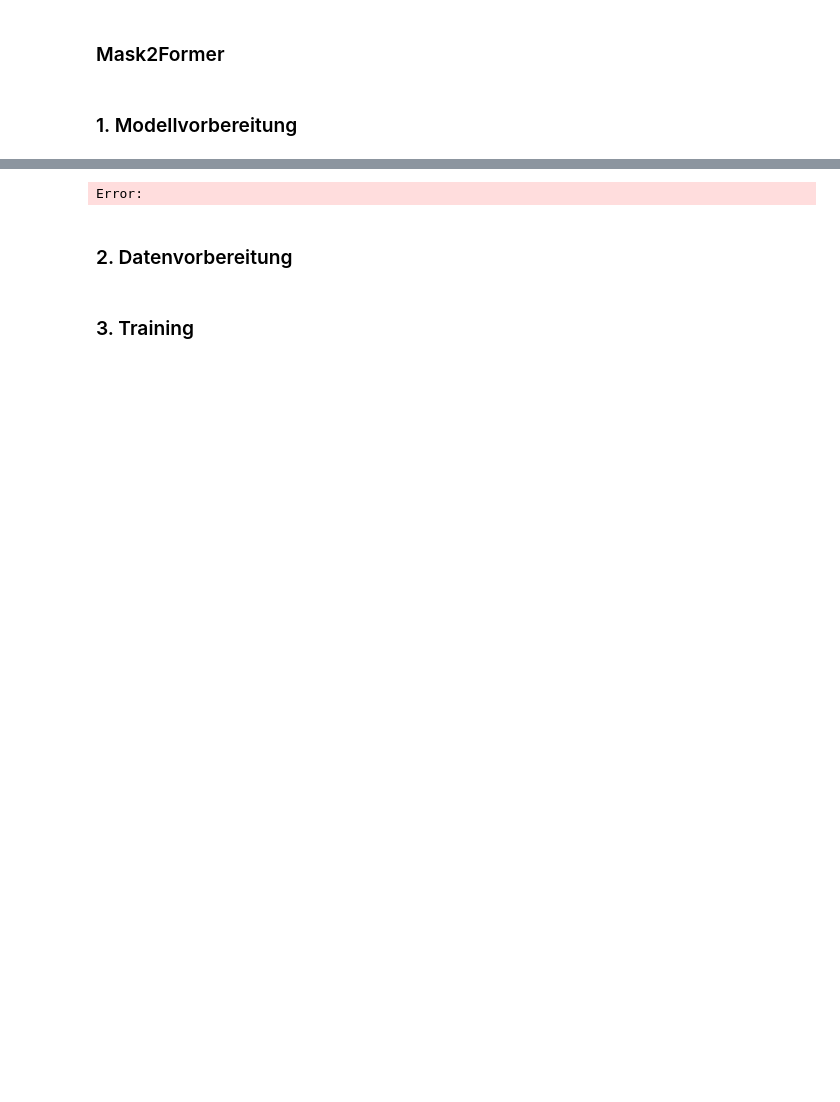
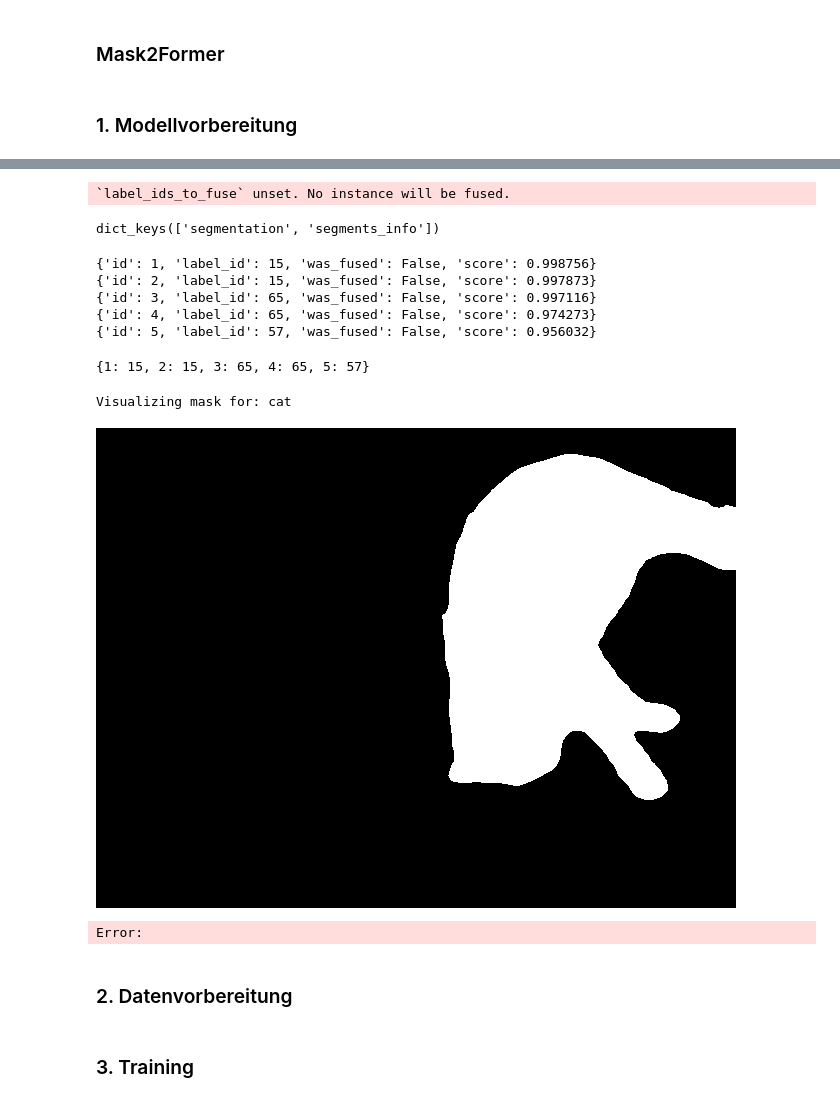
Before and after one commit to piguetlivi/AI_Individualprojekt, a Jupyter notebook: Mask2Former.ipynb, the cells around one changed output, grey strips where cells are left out. Drawn from its saved outputs; the diff is of its cells as text; code cells hidden in the pictures; blank space fills up the shorter version.

```diff
--- a/Mask2Former.ipynb
+++ b/Mask2Former.ipynb
@@ -14,8 +14,8 @@ from transformers import AutoImageProcessor, Mask2FormerForUniversalSegmentation
 # %%
 # Mask2FormerForUniversalSegmentation-Modell sowie Image Processor laden
 
-processor = AutoImageProcessor.from_pretrained("facebook/mask2former-swin-tiny-ade-semantic")
-model = Mask2FormerForUniversalSegmentation.from_pretrained("facebook/mask2former-swin-tiny-ade-semantic")
+processor = AutoImageProcessor.from_pretrained("facebook/mask2former-swin-base-coco-panoptic")
+model = Mask2FormerForUniversalSegmentation.from_pretrained("facebook/mask2former-swin-base-coco-panoptic")
 # %%
 # Bild laden
 
@@ -39,5 +50,6 @@ masks_queries_logits = outputs.masks_queries_logits
 # %%
-# Nachbearbeitung der Vorhersage
-predicted_semantic_map = processor.post_process_semantic_segmentation(outputs, target_sizes=[image.size[::-1]])[0]
+results = processor.post_process_panoptic_segmentation(outputs, target_sizes=[image.size[::-1]])[0]
+print(results.keys())
 # %% [output]
-Error:
+`label_ids_to_fuse` unset. No instance will be fused.
+dict_keys(['segmentation', 'segments_info'])
@@ -56,0 +56,33 @@ plt.show()
+# %%
+for segment in results['segments_info']:
+  print(segment)
+# %% [output]
+{'id': 1, 'label_id': 15, 'was_fused': False, 'score': 0.998756}
+{'id': 2, 'label_id': 15, 'was_fused': False, 'score': 0.997873}
+{'id': 3, 'label_id': 65, 'was_fused': False, 'score': 0.997116}
+{'id': 4, 'label_id': 65, 'was_fused': False, 'score': 0.974273}
+{'id': 5, 'label_id': 57, 'was_fused': False, 'score': 0.956032}
+# %%
+segment_to_label = {segment['id']: segment['label_id'] for segment in results["segments_info"]}
+print(segment_to_label)
+# %% [output]
+{1: 15, 2: 15, 3: 65, 4: 65, 5: 57}
+# %%
+import numpy as np
+
+def get_mask(segment_id):
+  print("Visualizing mask for:", model.config.id2label[segment_to_label[segment_id]])
+
+  mask = (results['segmentation'].numpy() == segment_id)
+  visual_mask = (mask * 255).astype(np.uint8)
+  visual_mask = Image.fromarray(visual_mask)
+
+  return visual_mask
+
+# note: segment with id == 0 means "background",
+# so we visualize segment with id == 1 here
+get_mask(segment_id=1)
+# %% [output]
+Visualizing mask for: cat
+[figure, added]
+Error:
```
Also changed, not shown: parts of 9 cells of this notebook.
